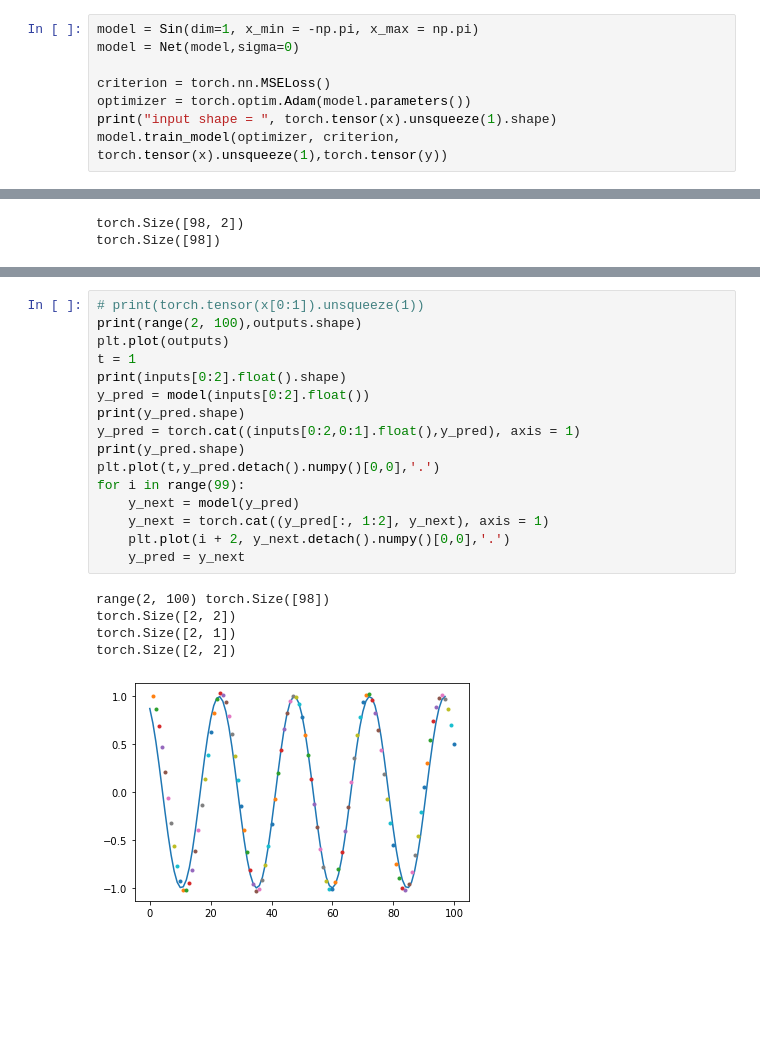
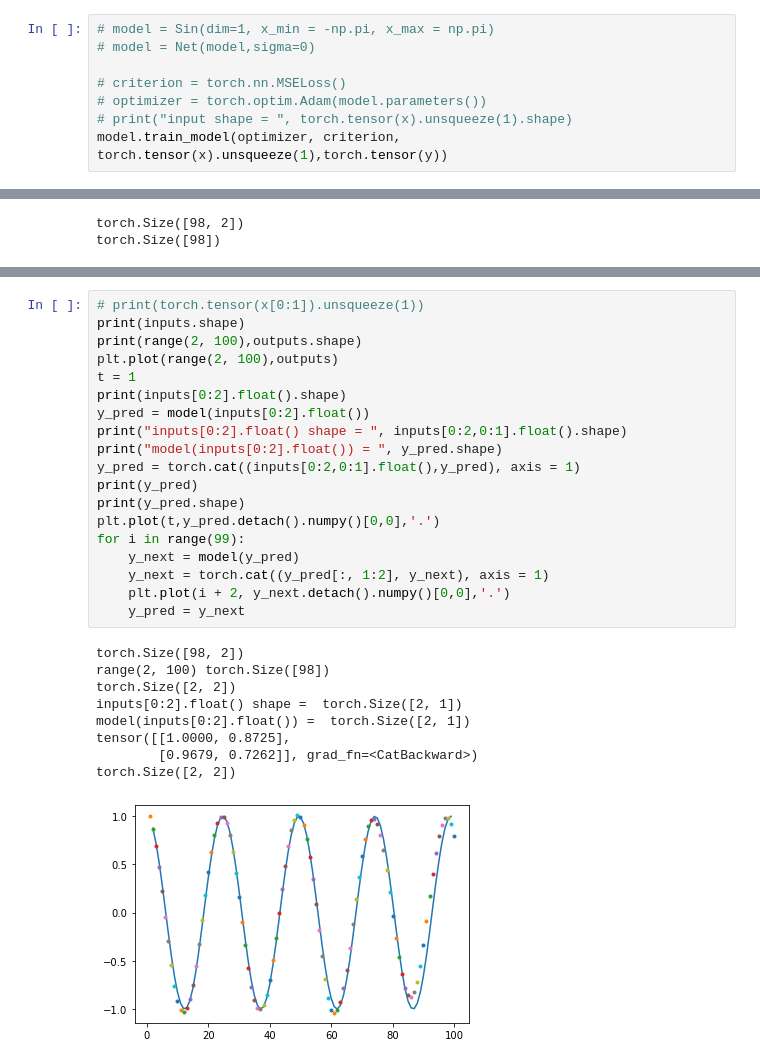
Before and after one commit to KatieJ16/Time_Space_multiscale, a Jupyter notebook: cos_explore.ipynb, the cells around one changed output, grey strips where cells are left out. Cells and saved outputs as stored; diff of their text form; blank space fills up the shorter version.

Commit message:
might have rough draft of fitting with more than 1 inputs

```diff
--- a/cos_explore.ipynb
+++ b/cos_explore.ipynb
@@ -175,11 +175,11 @@ plt.plot(y, '.')
 [<matplotlib.lines.Line2D at 0x...>]
 [figure]
 # %%
-model = Sin(dim=1, x_min = -np.pi, x_max = np.pi)
-model = Net(model,sigma=0)
+# model = Sin(dim=1, x_min = -np.pi, x_max = np.pi)
+# model = Net(model,sigma=0)
 
-criterion = torch.nn.MSELoss()
-optimizer = torch.optim.Adam(model.parameters())
-print("input shape = ", torch.tensor(x).unsqueeze(1).shape)
+# criterion = torch.nn.MSELoss()
+# optimizer = torch.optim.Adam(model.parameters())
+# print("input shape = ", torch.tensor(x).unsqueeze(1).shape)
 model.train_model(optimizer, criterion, torch.tensor(x).unsqueeze(1),torch.tensor(y))
 # %% [output]
@@ -263,22 +263,29 @@ Epoch =  99 : Training error =  2.5436686e-05
 # %%
 # print(torch.tensor(x[0:1]).unsqueeze(1))
+print(inputs.shape)
 print(range(2, 100),outputs.shape)
-plt.plot(outputs)
+plt.plot(range(2, 100),outputs)
 t = 1
 print(inputs[0:2].float().shape)
 y_pred = model(inputs[0:2].float())
-print(y_pred.shape)
+print("inputs[0:2].float() shape = ", inputs[0:2,0:1].float().shape)
+print("model(inputs[0:2].float()) = ", y_pred.shape)
 y_pred = torch.cat((inputs[0:2,0:1].float(),y_pred), axis = 1)
+print(y_pred)
 print(y_pred.shape)
 plt.plot(t,y_pred.detach().numpy()[0,0],'.')
 for i in range(99):
     y_next = model(y_pred)
     y_next = torch.cat((y_pred[:, 1:2], y_next), axis = 1)
     plt.plot(i + 2, y_next.detach().numpy()[0,0],'.')
     y_pred = y_next
 # %% [output]
+torch.Size([98, 2])
 range(2, 100) torch.Size([98])
 torch.Size([2, 2])
-torch.Size([2, 1])
+inputs[0:2].float() shape =  torch.Size([2, 1])
+model(inputs[0:2].float()) =  torch.Size([2, 1])
+tensor([[1.0000, 0.8725],
+        [0.9679, 0.7262]], grad_fn=<CatBackward>)
 torch.Size([2, 2])
-[figure, old version]
+[figure, new version]
```
Also changed, not shown: parts of 5 cells of this notebook, 1 other file.
